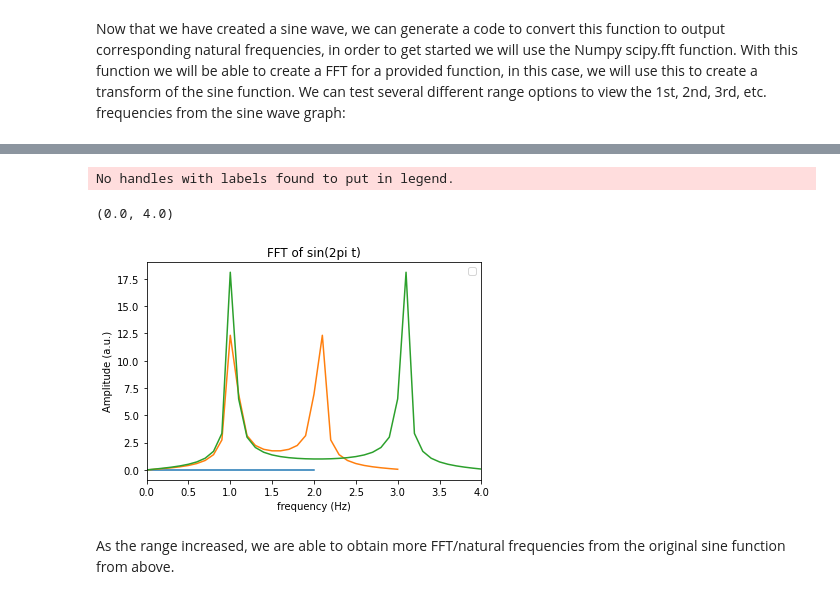
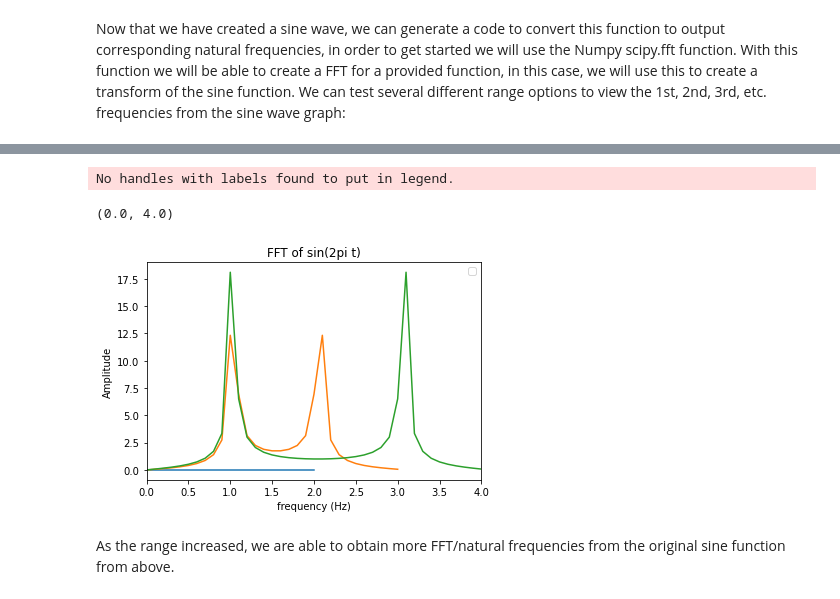
Before and after one commit to cooperrc/uconn_numpy_tutorials, a Jupyter notebook: notebooks/abbash_notebook.ipynb, the cells around one changed output, grey strips where cells are left out. Cells and saved outputs as stored; diff of their text form; code cells hidden in the pictures.

```diff
--- a/notebooks/abbash_notebook.ipynb
+++ b/notebooks/abbash_notebook.ipynb
@@ -83,21 +95,21 @@ No handles with labels found to put in legend.
 # %%
 for N in [20,30,40]:
     step = (10) / (N+1)
     t = np.linspace(0,10,N+1)
     func= np.sin(2*np.pi*t)
     FFT= np.fft.fft(func)
     freq_step = (N/time) / len(FFT)
     freqs = np.linspace(0,N/time, len(FFT))
     plt.plot(freqs, np.absolute(FFT))
 plt.xlabel('frequency (Hz)')
-plt.ylabel('Amplitude (a.u.)')
+plt.ylabel('Amplitude')
 plt.title('FFT of sin(2pi t)')
 plt.legend()
 plt.xlim((0,4))
 # %% [output]
 No handles with labels found to put in legend.
 (0.0, 4.0)
-[figure, old version]
+[figure, new version]
 # %% [markdown]
 As the range increased, we are able to obtain more FFT/natural frequencies from the original sine function from above.
 # %% [markdown]
```
Also changed, not shown: parts of 17 cells of this notebook.
